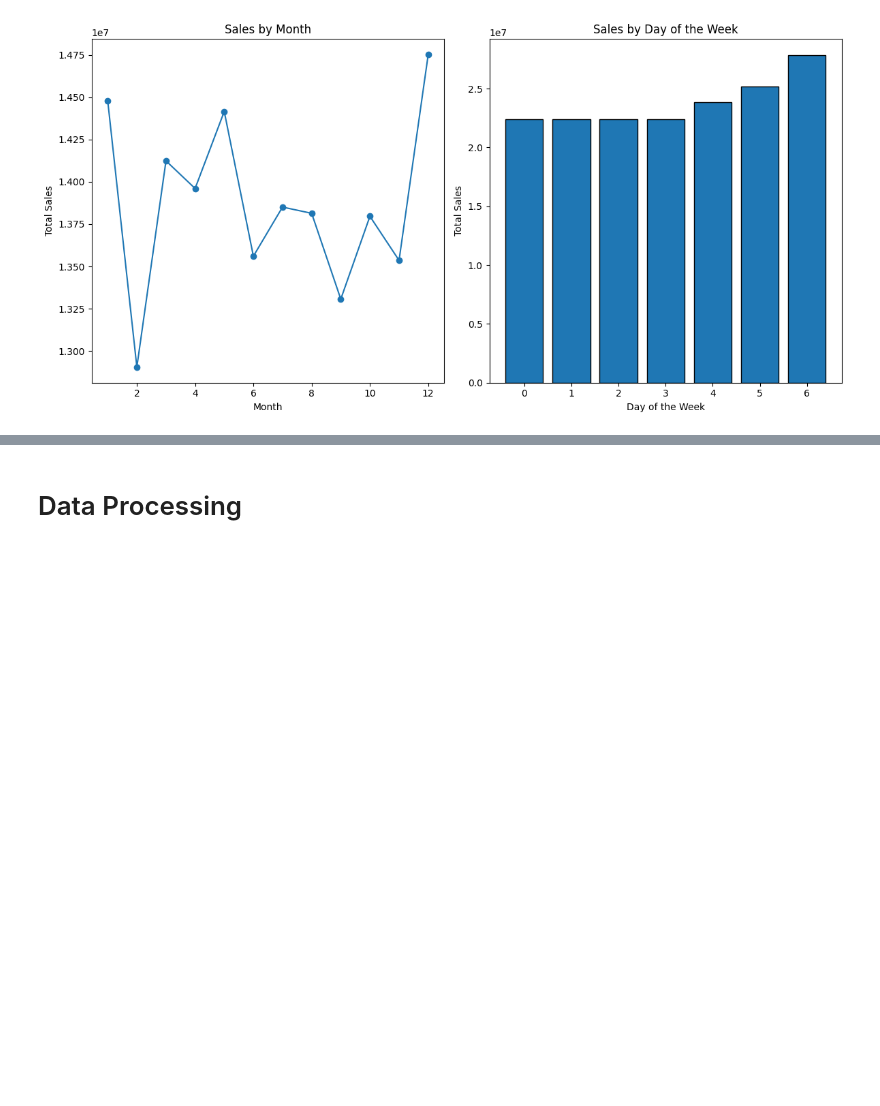
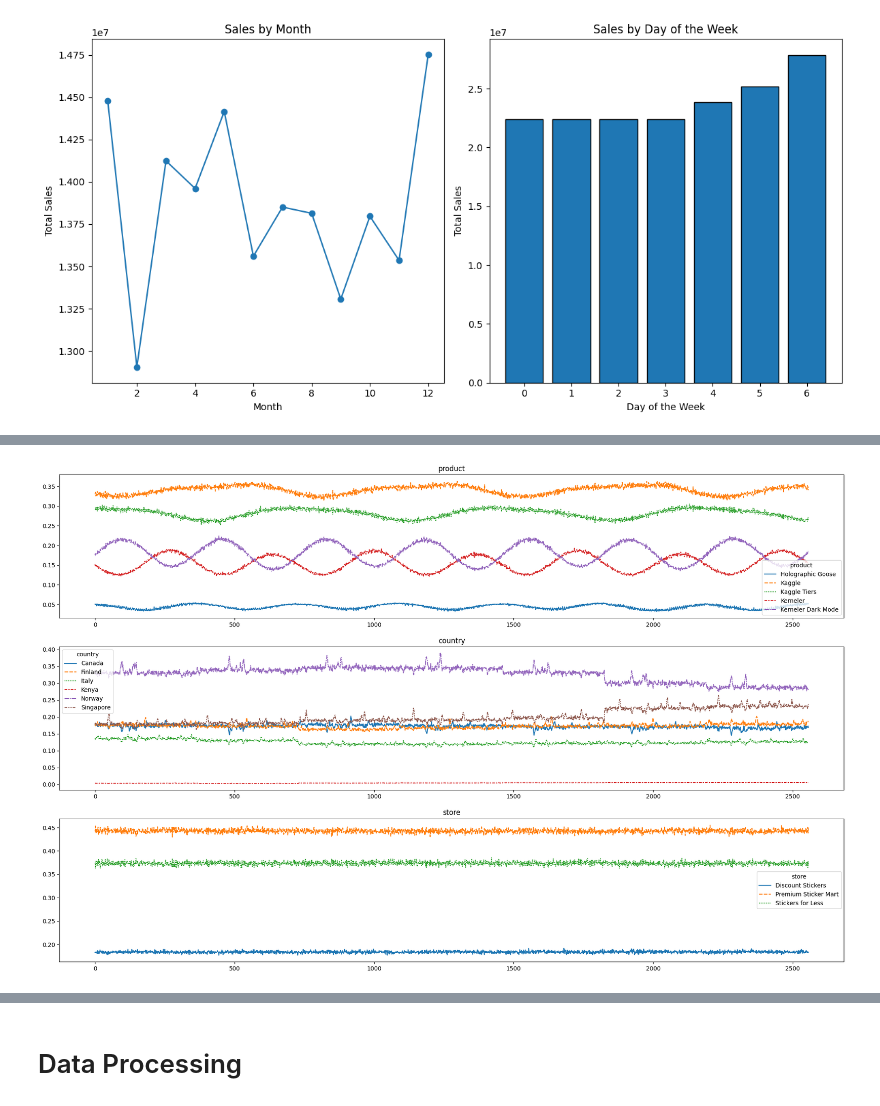
Before and after one commit to utkarshx27/Kaggle-Work-ML-Models, a Jupyter notebook: forecasting-sticker-sales-stacking-regressor.ipynb, the cells around one changed output, grey strips where cells are left out. Saved outputs shown, nothing was run; the diff lists cells and outputs as text; code cells hidden in the pictures; blank space fills up the shorter version.

```diff
--- a/forecasting-sticker-sales-stacking-regressor.ipynb
+++ b/forecasting-sticker-sales-stacking-regressor.ipynb
@@ -206,0 +255,10 @@ plt.show()
+# %%
+fig, ax = plt.subplots(nrows=3)
+fig.set_size_inches(24,15)
+for n, column in enumerate(['product', 'country', 'store']):
+    ax[n].set_title(column)
+    sold_per_column = train.groupby(['date', column])["num_sold"].sum().reset_index().pivot(index="date", columns=column, values='num_sold').reset_index(drop=True)
+    sold_fractions = sold_per_column.divide(sold_per_column.sum(axis=1), axis=0)
+    sns.lineplot(data=sold_fractions, ax=ax[n])
+# %% [output]
+[figure, added]
```
Also changed, not shown: parts of 12 cells of this notebook.
